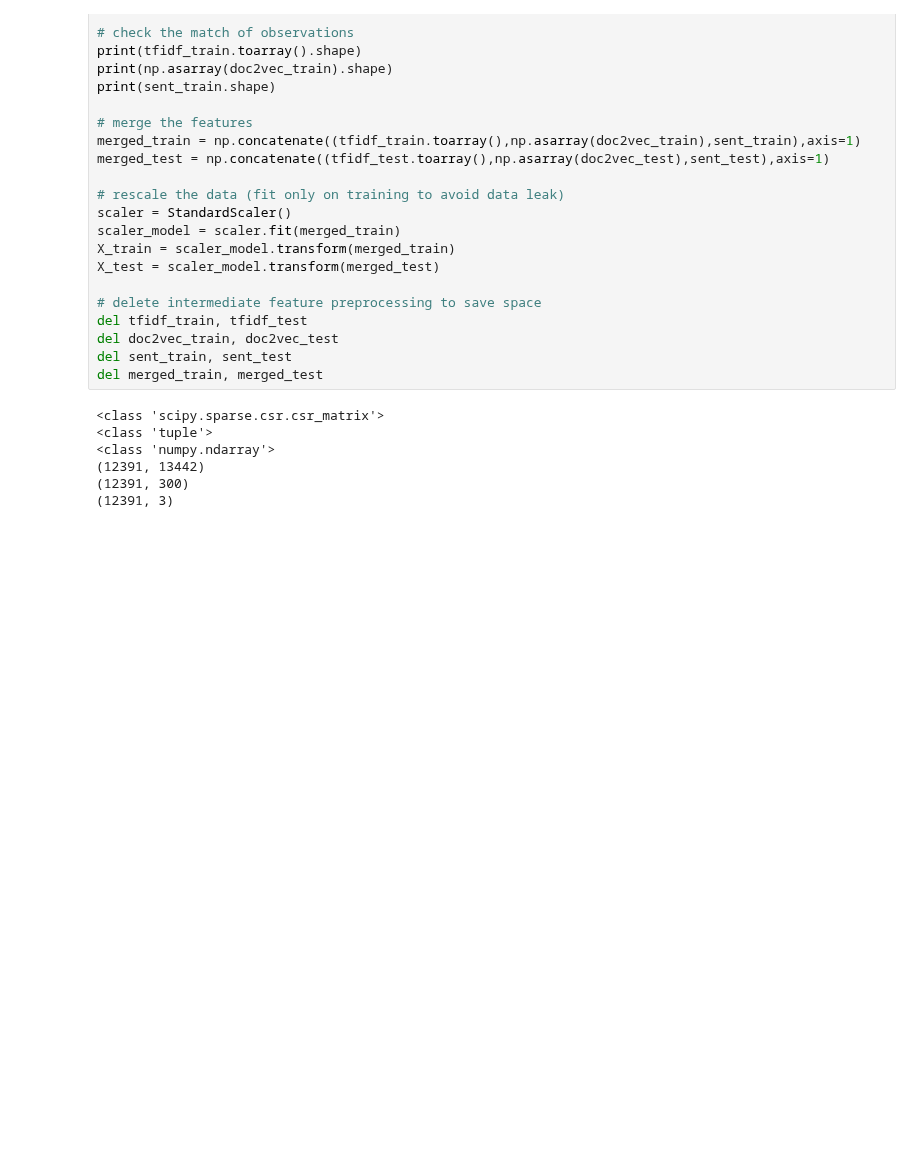
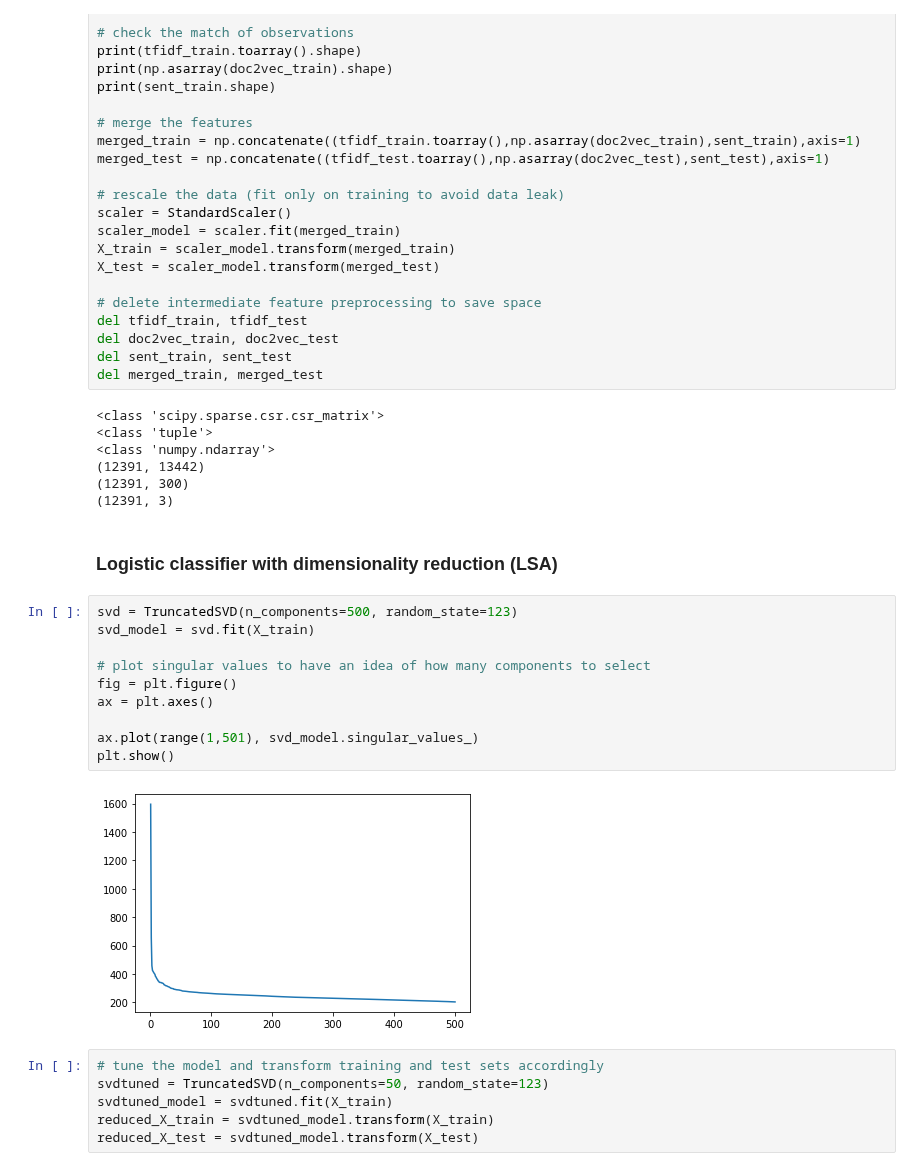
Before and after one commit to gregorio-saporito/hate-speech-detection, a Jupyter notebook: main2.ipynb, the cells around one changed output. Saved outputs shown, nothing was run; the diff lists cells and outputs as text; blank space fills up the shorter version.

Commit message:
SVD plot and transform training and test sets

```diff
--- a/main2.ipynb
+++ b/main2.ipynb
@@ -234,3 +235,23 @@ del merged_train, merged_test
 (12391, 13442)
 (12391, 300)
 (12391, 3)
+# %% [markdown]
+### Logistic classifier with dimensionality reduction (LSA)
+# %%
+svd = TruncatedSVD(n_components=500, random_state=123)
+svd_model = svd.fit(X_train)
+
+# plot singular values to have an idea of how many components to select
+fig = plt.figure()
+ax = plt.axes()
+
+ax.plot(range(1,501), svd_model.singular_values_)
+plt.show()
+# %% [output]
+[figure, added]
+# %%
+# tune the model and transform training and test sets accordingly
+svdtuned = TruncatedSVD(n_components=50, random_state=123)
+svdtuned_model = svdtuned.fit(X_train)
+reduced_X_train = svdtuned_model.transform(X_train)
+reduced_X_test = svdtuned_model.transform(X_test)
```
Also changed, not shown: parts of 1 cell of this notebook.
